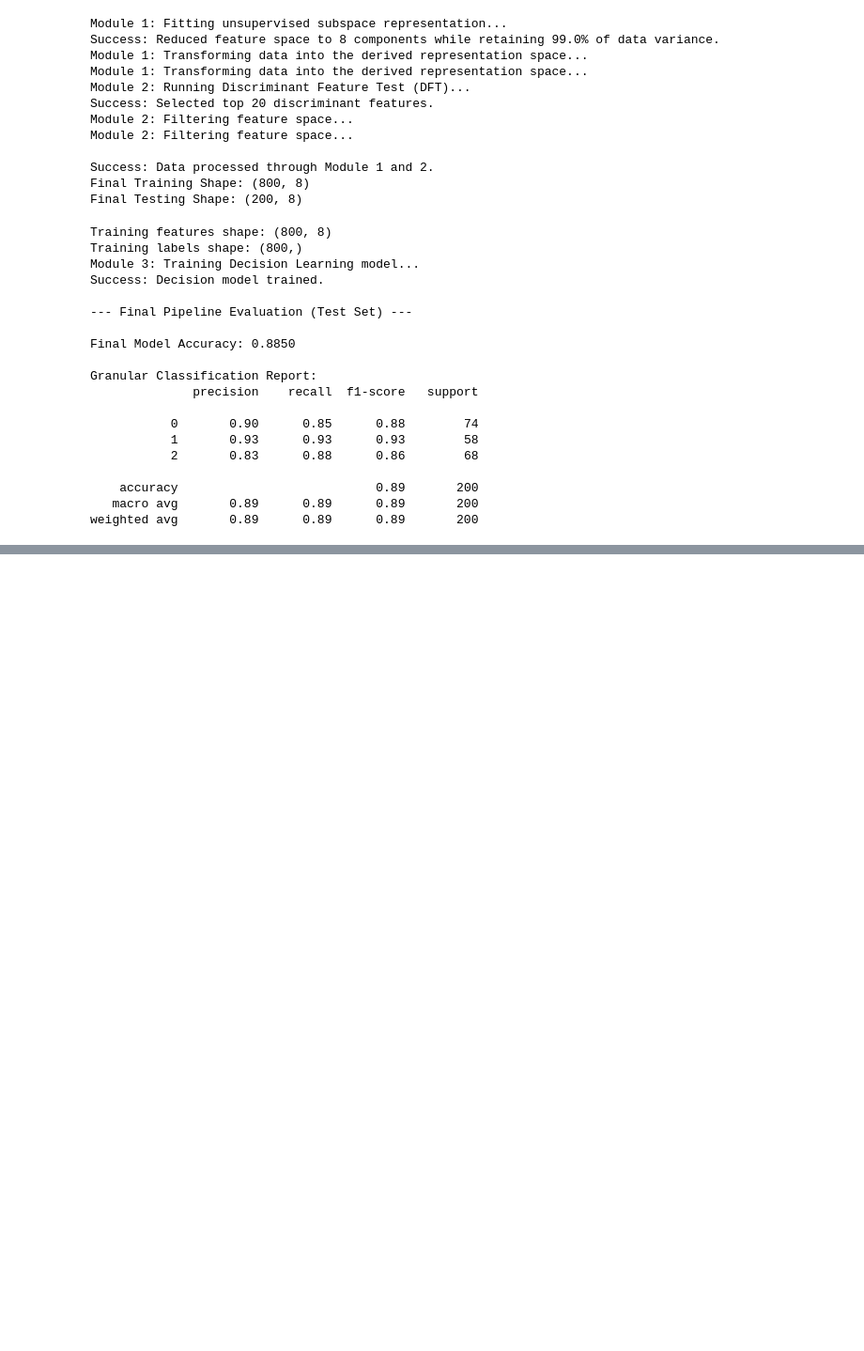
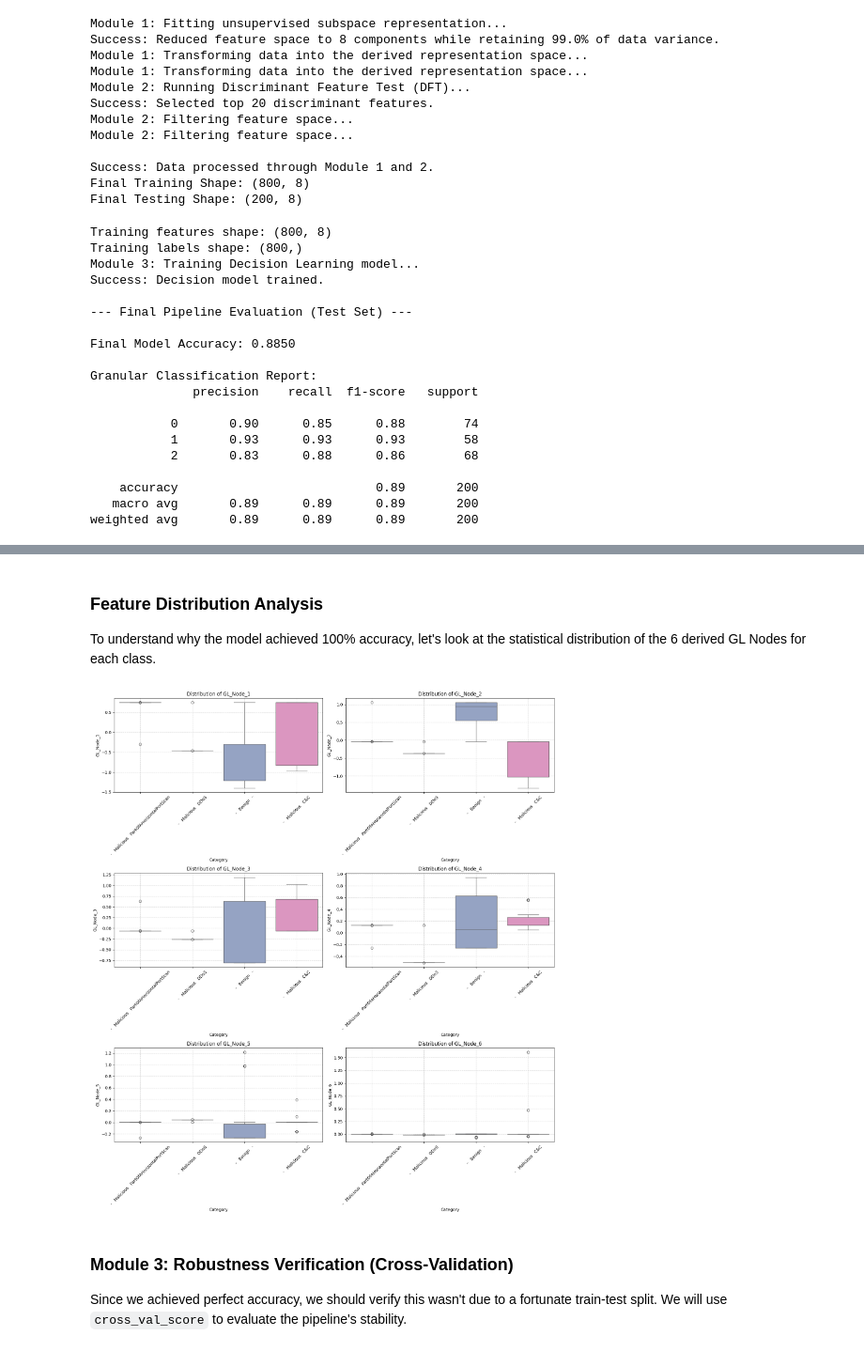
Before and after one commit to Janpu-Hou/Green-Learning-Basic, a Jupyter notebook: IoT23.ipynb, the cells around one changed output, grey strips where cells are left out. Shown at 94% size. Drawn from its saved outputs; the diff is of its cells as text; code cells hidden in the pictures; blank space fills up the shorter version.

```diff
--- a/IoT23.ipynb
+++ b/IoT23.ipynb
@@ -548,0 +766,28 @@ weighted avg       0.89      0.89      0.89       200
+# %% [markdown]
+### **Feature Distribution Analysis**
+To understand why the model achieved 100% accuracy, let's look at the statistical distribution of the 6 derived GL Nodes for each class.
+# %%
+import seaborn as sns
+import matplotlib.pyplot as plt
+
+# Combine the representation with the labels for plotting
+df_plot = X_train_final.copy()
+df_plot['Category'] = y_train.values
+
+# Set up the figure for 6 subplots (one for each PCA component)
+fig, axes = plt.subplots(3, 2, figsize=(16, 18))
+axes = axes.flatten()
+
+for i, col in enumerate(X_train_final.columns):
+    sns.boxplot(ax=axes[i], x='Category', y=col, data=df_plot, palette='Set2', hue='Category', legend=False)
+    axes[i].set_title(f'Distribution of {col}')
+    axes[i].tick_params(axis='x', rotation=45)
+    axes[i].grid(True, linestyle='--', alpha=0.6)
+
+plt.tight_layout()
+plt.show()
+# %% [output]
+[figure, added]
+# %% [markdown]
+### **Module 3: Robustness Verification (Cross-Validation)**
+Since we achieved perfect accuracy, we should verify this wasn't due to a fortunate train-test split. We will use `cross_val_score` to evaluate the pipeline's stability.
```
Also changed, not shown: parts of 17 cells of this notebook.
